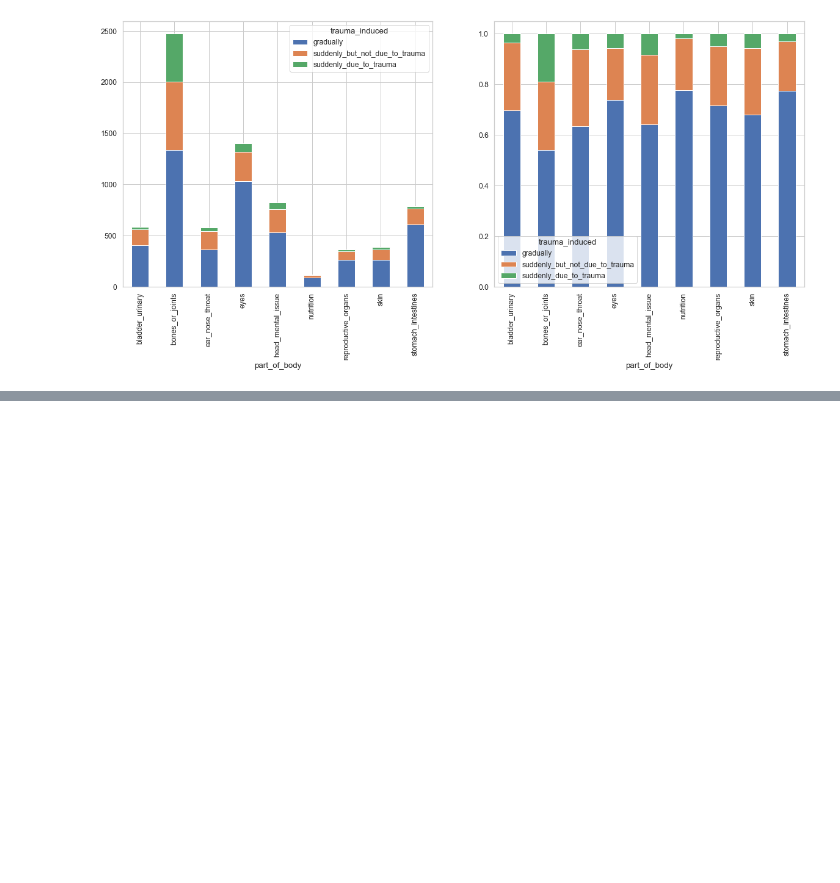
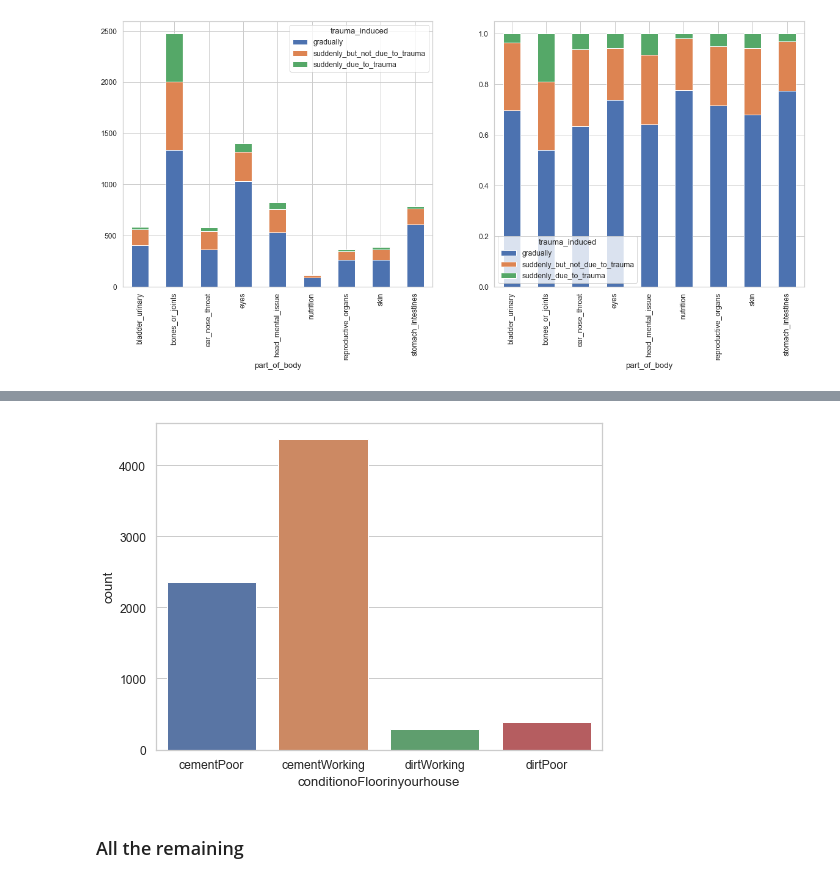
Before and after one commit to hamzabacc/puente, a Jupyter notebook: EDA.ipynb, the cells around one changed output, grey strips where cells are left out. Cells and saved outputs as stored; diff of their text form; code cells hidden in the pictures; blank space fills up the shorter version.

```diff
--- a/EDA.ipynb
+++ b/EDA.ipynb
@@ -493,0 +618,8 @@ ax2 = body_trauma_induced_perc.plot(kind = "bar", stacked = True, ax = ax2)
+# %%
+fig, ax = plt.subplots()
+fig.set_size_inches(8,6)
+ax1 = sns.countplot(x = "conditionoFloorinyourhouse", data = history_env, ax = ax)
+# %% [output]
+[figure, added]
+# %% [markdown]
+### All the remaining
```
Also changed, not shown: parts of 29 cells of this notebook.
